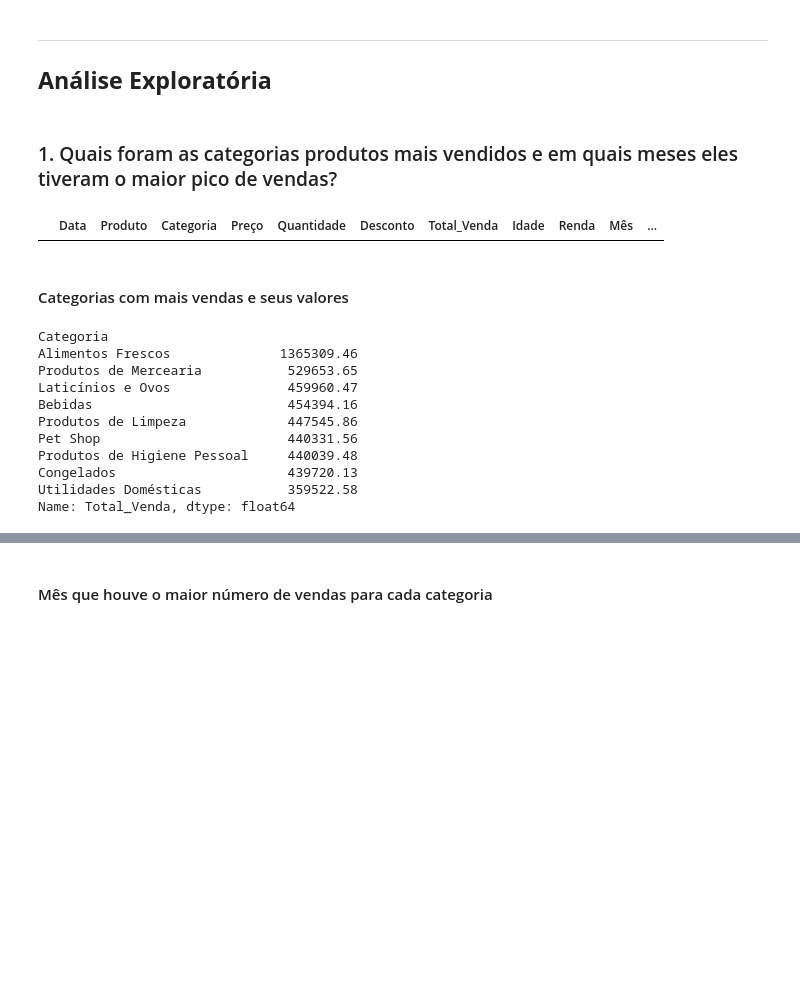
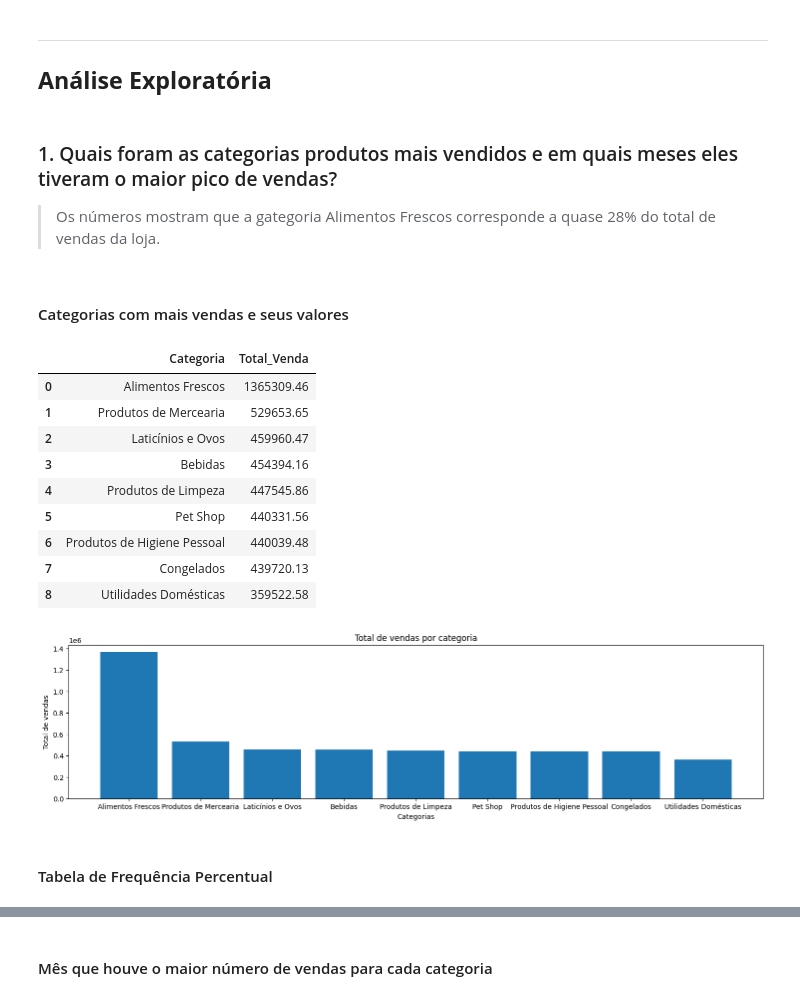
Before and after one commit to felipealbanez/Estudos, a Jupyter notebook: CAIXA_Verso/Módulo 02 - Análise Exploratória de Dados/Projeto_Final_AED.ipynb, the cells around one changed output, grey strips where cells are left out. Saved outputs shown, nothing was run; the diff lists cells and outputs as text; code cells hidden in the pictures; blank space fills up the shorter version.

```diff
--- a/CAIXA_Verso/Módulo 02 - Análise Exploratória de Dados/Projeto_Final_AED.ipynb
+++ b/CAIXA_Verso/Módulo 02 - Análise Exploratória de Dados/Projeto_Final_AED.ipynb
@@ -333,26 +333,34 @@ df_vendas['Idade', 'Renda'].describe()
 ## **Análise Exploratória**
 # %% [markdown]
 ### 1. Quais foram as categorias produtos mais vendidos e em quais meses eles tiveram o maior pico de vendas?
+
+> Os números mostram que a gategoria Alimentos Frescos corresponde a quase 28% do total de vendas da loja.
-# %%
-# conferindo as colunas do dataframe
-display(df_vendas.head(0))
-# %% [output]
-|  | Data | Produto | Categoria | Preço | Quantidade | Desconto | Total_Venda | Idade | Renda | Mês | ... |
 # %% [markdown]
 #### Categorias com mais vendas e seus valores
 # %%
 # cria uma series, faz o agrupamento por categoria, soma o total de vendas por categoria, arredonda o valor e ordena do maior para o menor
-vendas_gategorias = df_vendas.groupby(['Categoria'])['Total_Venda'].sum().round(2).sort_values(ascending=False)
+vendas_gategorias = df_vendas.groupby(['Categoria'])['Total_Venda'].sum().round(2).sort_values(ascending=False).reset_index()
 vendas_gategorias
 # %% [output]
-Categoria
-Alimentos Frescos              1365309.46
-Produtos de Mercearia           529653.65
-Laticínios e Ovos               459960.47
-Bebidas                         454394.16
-Produtos de Limpeza             447545.86
-Pet Shop                        440331.56
-Produtos de Higiene Pessoal     440039.48
-Congelados                      439720.13
-Utilidades Domésticas           359522.58
-Name: Total_Venda, dtype: float64
+|  | Categoria | Total_Venda |
+| 0 | Alimentos Frescos | 1365309.46 |
+| 1 | Produtos de Mercearia | 529653.65 |
+| 2 | Laticínios e Ovos | 459960.47 |
+| 3 | Bebidas | 454394.16 |
+| 4 | Produtos de Limpeza | 447545.86 |
+| 5 | Pet Shop | 440331.56 |
+| 6 | Produtos de Higiene Pessoal | 440039.48 |
+| 7 | Congelados | 439720.13 |
+| 8 | Utilidades Domésticas | 359522.58 |
+# %%
+fig, ax = plt.subplots(figsize = (18,4))
+
+ax.bar(vendas_gategorias['Categoria'], vendas_gategorias['Total_Venda'])
+ax.set_title('Total de vendas por categoria')
+ax.set_xlabel('Categorias')
+ax.set_ylabel('Total de vendas')
+plt.show()
+# %% [output]
+[figure, added]
+# %% [markdown]
+#### Tabela de Frequência Percentual
```
Also changed, not shown: parts of 1 cell of this notebook.
